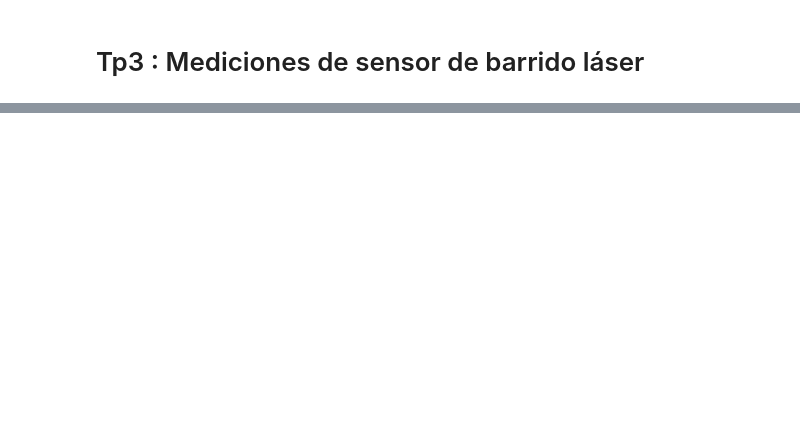
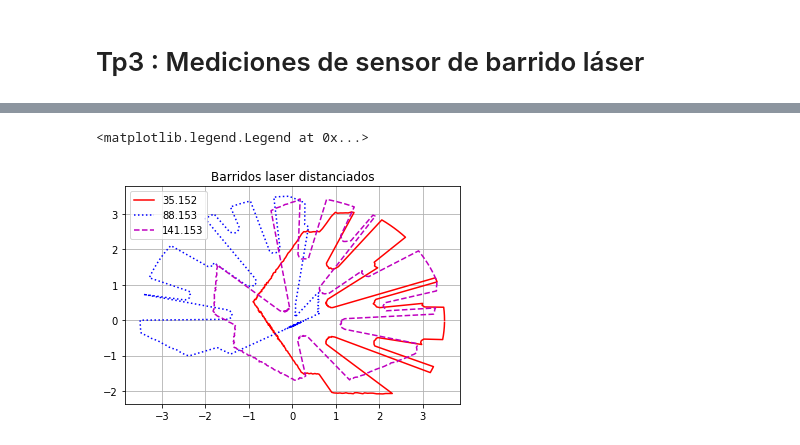
Before and after one commit to matias-dogliani/robotic_repo, a Jupyter notebook: Tp3/tp3.ipynb, the cells around one changed output, grey strips where cells are left out. Cells and saved outputs as stored; diff of their text form; code cells hidden in the pictures; blank space fills up the shorter version.

```diff
--- a/Tp3/tp3.ipynb
+++ b/Tp3/tp3.ipynb
@@ -76,0 +83,28 @@ for j in range(len(puntos)):
+# %%
+puntos  =[]
+puntos.append(Scandata.loc[0,1:])
+puntos.append(Scandata.loc[len(Scandata)//2,1:])
+puntos.append(Scandata.loc[len(Scandata)-1,1:])
+# %%
+linea = ['r-', 'b:','m--']
+time = [Scandata.loc[0,0], Scandata.loc[len(Scandata)//2,0],
+        Scandata.loc[len(Scandata)-1,0]]
+
+plt.figure(1)
+plt.title("Barridos laser distanciados")
+plt.grid('true')
+for j in range(len(puntos)):
+    ax  = []
+    ay = []
+    for i,rho in enumerate(puntos[j]):
+        res = 2*np.pi / 360
+        x = rho * np.cos(res*i)
+        y = rho* np.sin(res*i)
+        ax.append(x)
+        ay.append(y)
+
+    plt.plot(ax,ay,linea[j], label = time[j])
+plt.legend()
+# %% [output]
+<matplotlib.legend.Legend at 0x...>
+[figure, added]
```
Also changed, not shown: parts of 7 cells of this notebook.
